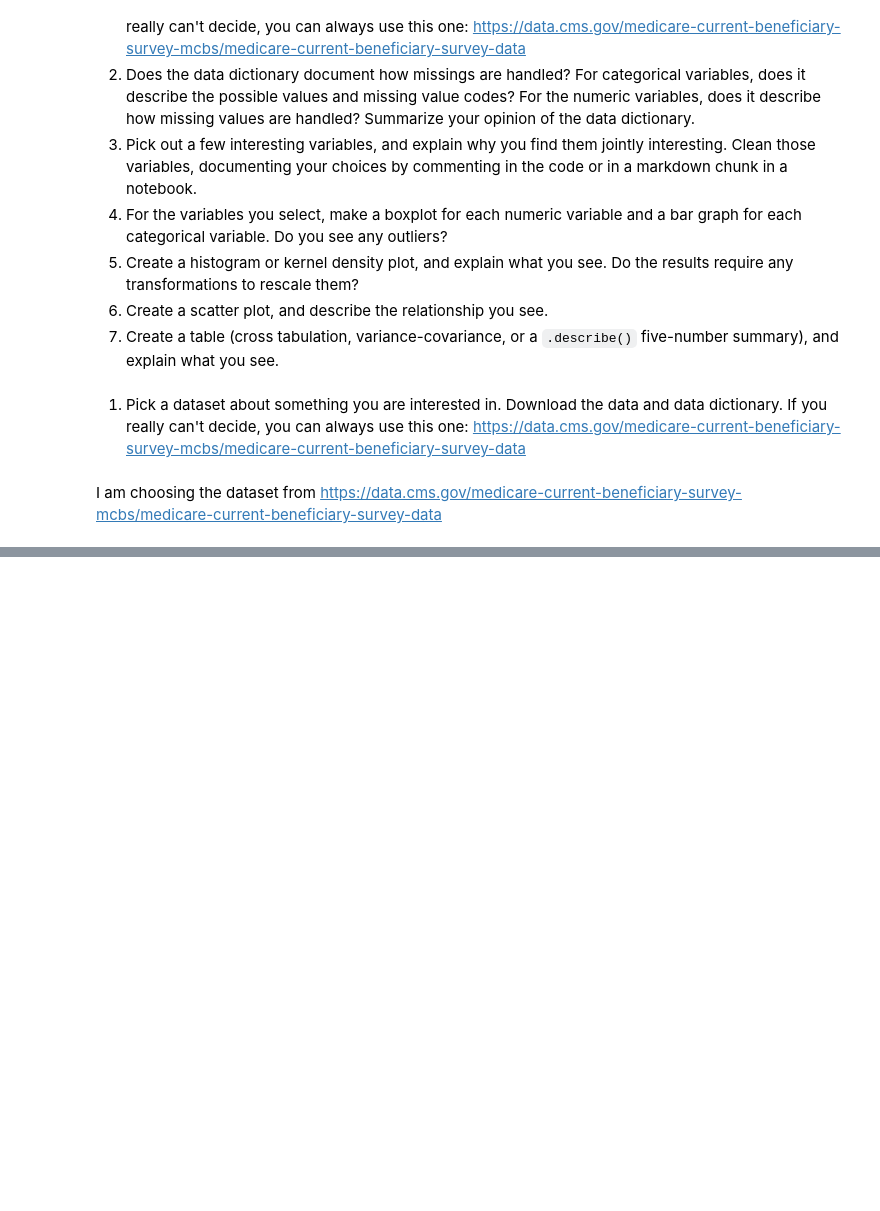
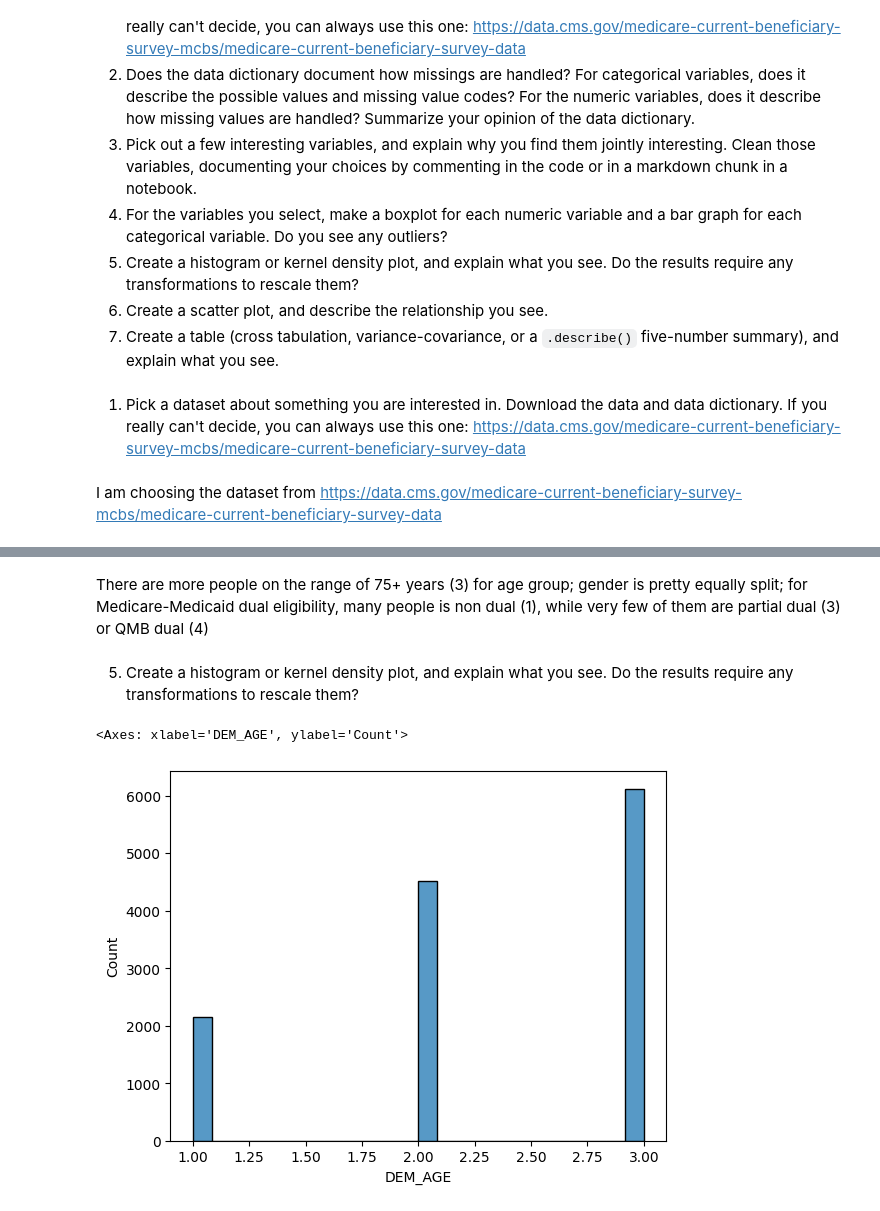
Before and after one commit to JinMizar/visualization, a Jupyter notebook: assignment/assignment.ipynb, the cells around one changed output, grey strips where cells are left out. Saved outputs shown, nothing was run; the diff lists cells and outputs as text; code cells hidden in the pictures; blank space fills up the shorter version.

```diff
--- a/assignment/assignment.ipynb
+++ b/assignment/assignment.ipynb
@@ -269,0 +413,9 @@ I am choosing the dataset from https://data.cms.gov/medicare-current-beneficiary
+# %% [markdown]
+There are more people on the range of 75+ years (3) for age group; gender is pretty equally split; for Medicare-Medicaid dual eligibility, many people is non dual (1), while very few of them are partial dual (3) or QMB dual (4)
+# %% [markdown]
+5. Create a histogram or kernel density plot, and explain what you see. Do the results require any transformations to rescale them?
+# %%
+sns.histplot(df_cleaned['DEM_AGE'])
+# %% [output]
+<Axes: xlabel='DEM_AGE', ylabel='Count'>
+[figure, added]
```
Also changed, not shown: parts of 24 cells of this notebook.
